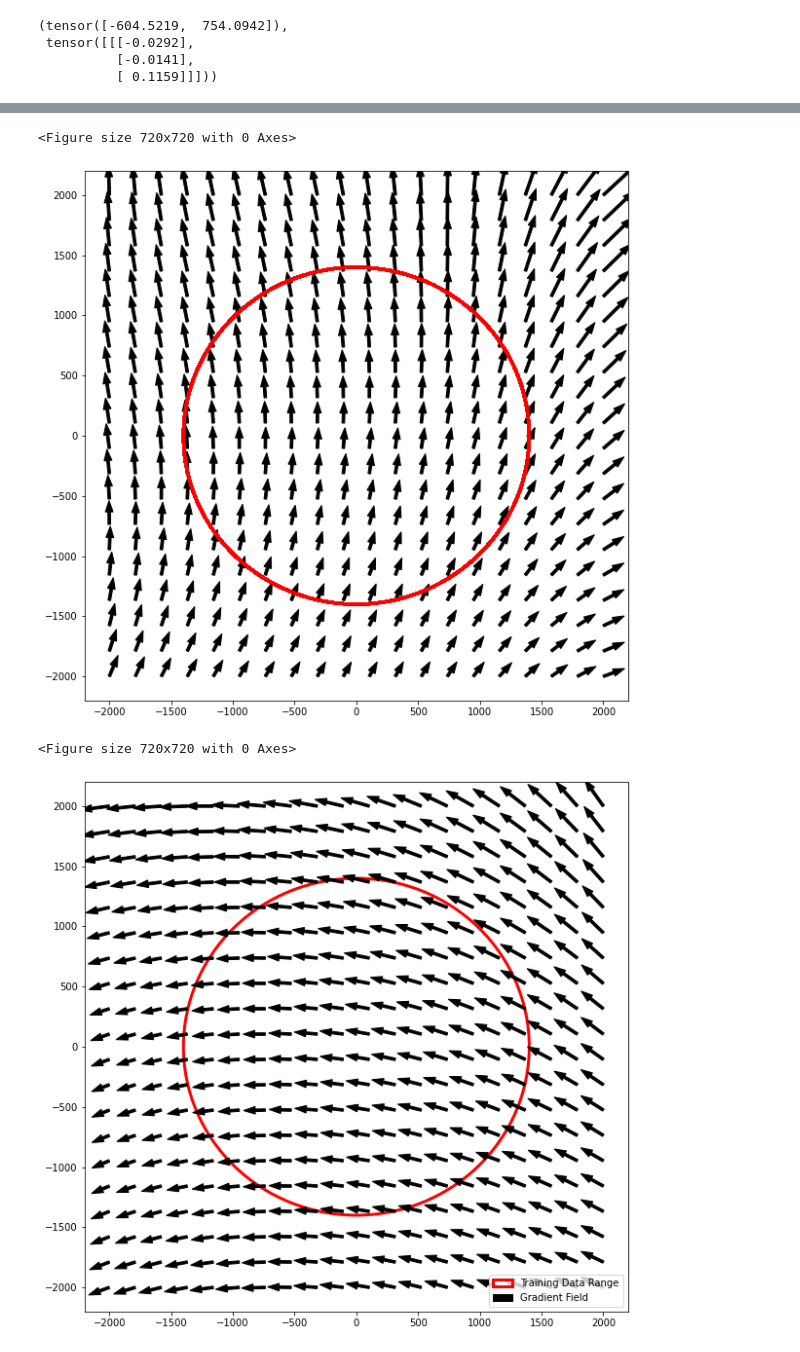
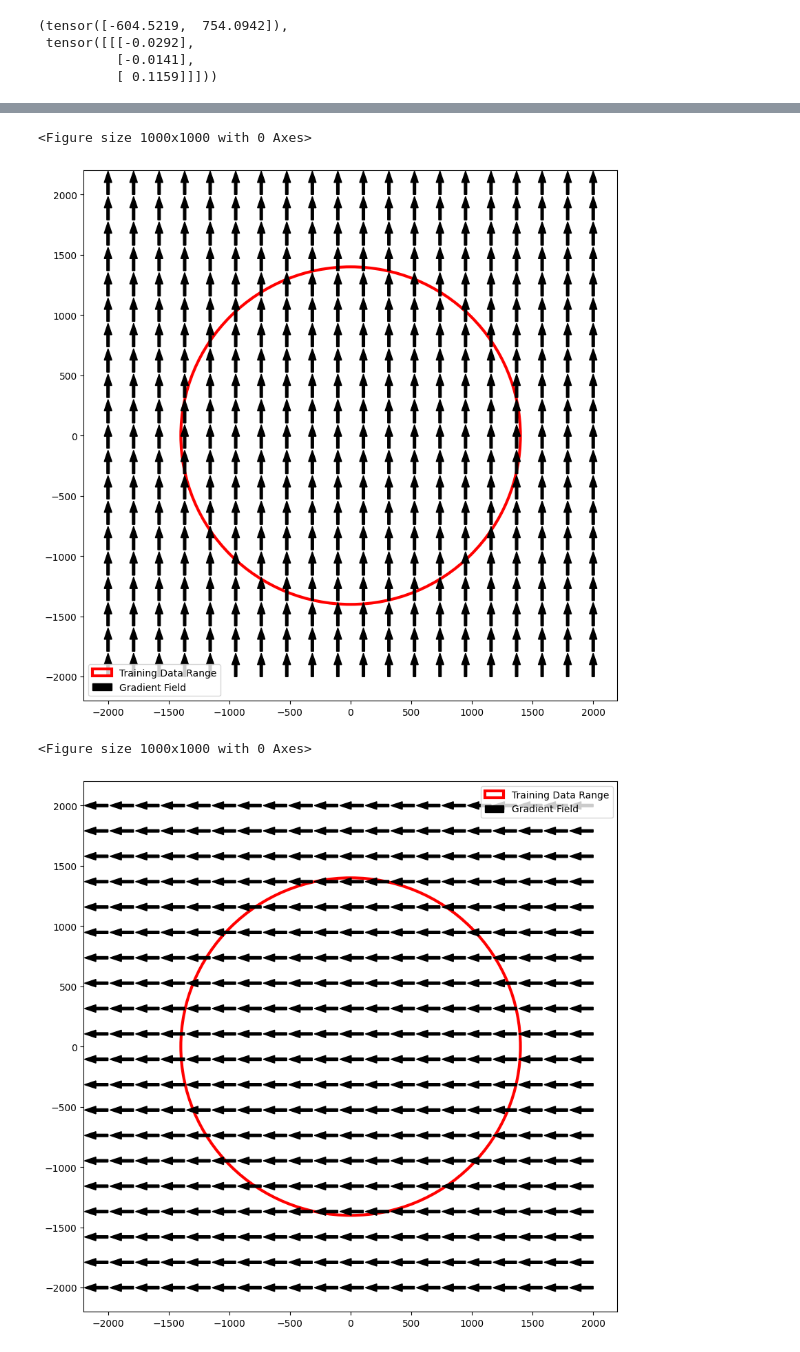
Before and after one commit to terry97-guel/KINN, a Jupyter notebook: code/control/fk_check.ipynb, the cells around one changed output, grey strips where cells are left out. Cells and saved outputs as stored; diff of their text form; code cells hidden in the pictures.

```diff
--- a/code/control/fk_check.ipynb
+++ b/code/control/fk_check.ipynb
@@ -275,61 +341,44 @@ array([0.01171219, 0.01060188, 0.12558103], dtype=float32)
 # %%
-from jacobian import jacobian
-from functools import partial
-
-def forward_soro(soro,actuation):
-    ps = soro(actuation)
-    pos_EE = ps[:,-1,0:2,0]
-
-    return pos_EE
-
-# plot jacobian field
-
+# Grund Truth Jacobian field
 
 x = torch.linspace(-2000, 2000, 20)
 y = torch.linspace(-2000, 2000, 20)
 grid_x, grid_y = torch.meshgrid(x, y, indexing='ij')
 
 fig = plt.figure(figsize=(10,10))
 fig, ax = plt.subplots(figsize=(10,10))
-for (x,y) in zip(grid_x.flatten(), grid_y.flatten()):
-    actuation = torch.FloatTensor([x,y]).reshape(1,-1)
-    jac, pos_EE = jacobian(partial(forward_soro,model), actuation)
-    jac_act1 = jac[0,:,0,0] * 8e5 * 4
-
-    # plot range of training data
-    circle=plt.Circle((0,0),1400, linewidth=3, edgecolor='r', facecolor='none')
-    ax.add_patch(circle)
-
-    # plot field
-    ax.arrow(x,y, jac_act1[0], jac_act1[1], color='k', alpha=1, width=21)
-    plt.xlim(-2200, 2200)
-    plt.ylim(-2200, 2200)
-
-plt.show()
-
-fig = plt.figure(figsize=(10,10))
-fig, ax = plt.subplots(figsize=(10,10))
-
 # plot range of training data
 circle=plt.Circle((0,0),1400, linewidth=3, edgecolor='r', facecolor='none', label="Training Data Range")
 ax.add_patch(circle)
 plt.arrow(x,y, 0,0, color='k', alpha=1, width=0, label='Gradient Field')
 
 for (x,y) in zip(grid_x.flatten(), grid_y.flatten()):
-    actuation = torch.FloatTensor([x,y]).reshape(1,-1)
-    jac, pos_EE = jacobian(partial(forward_soro,model), actuation)
-    jac_act2 = jac[0,:,0,1] * 8e5 * 4
+    plt.arrow(x,y, 0, 100, color='k', alpha=1, width=21)
 
 
-    # plot field
-    plt.arrow(x,y, jac_act2[0], jac_act2[1], color='k', alpha=1, width=21)
     plt.xlim(-2200, 2200)
     plt.ylim(-2200, 2200)
 
 ax.legend()
 plt.show()
+
+fig = plt.figure(figsize=(10,10))
+fig, ax = plt.subplots(figsize=(10,10))
+# plot range of training data
+circle=plt.Circle((0,0),1400, linewidth=3, edgecolor='r', facecolor='none', label="Training Data Range")
+ax.add_patch(circle)
+plt.arrow(x,y, 0,0, color='k', alpha=1, width=0, label='Gradient Field')
+
+for (x,y) in zip(grid_x.flatten(), grid_y.flatten()):
+    plt.arrow(x,y, -100, 0, color='k', alpha=1, width=21)
+
+    plt.xlim(-2200, 2200)
+    plt.ylim(-2200, 2200)
+
+ax.legend()
+plt.show()
 # %% [output]
-<Figure size 720x720 with 0 Axes>
+<Figure size 1000x1000 with 0 Axes>
-[figure, old version]
+[figure, new version]
-<Figure size 720x720 with 0 Axes>
+<Figure size 1000x1000 with 0 Axes>
-[figure, old version]
+[figure, new version]
```
Also changed, not shown: parts of 9 cells of this notebook, 28 other files.
